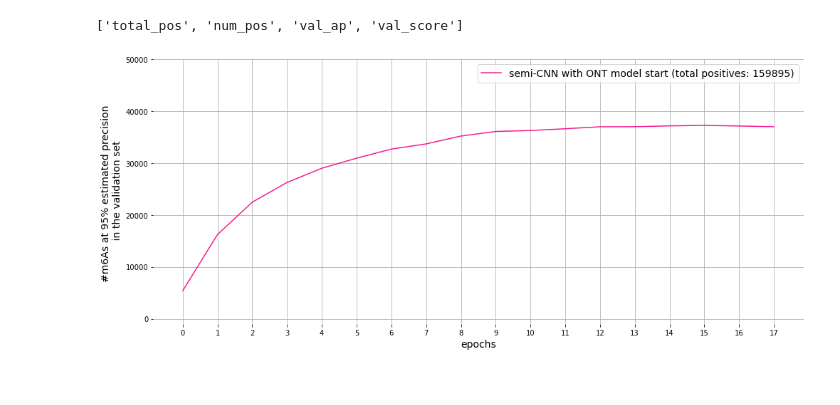
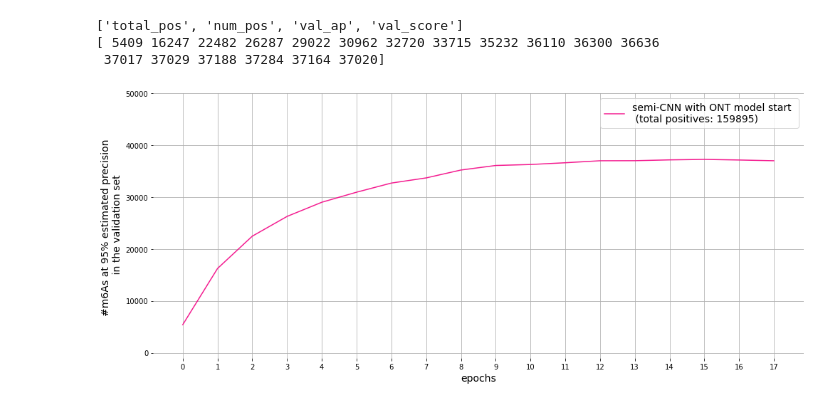
Before and after one commit to anupamajha1/ont_m6a, a Jupyter notebook: analysis/make_figures.ipynb, the cells around one changed output. Drawn from its saved outputs; the diff is of its cells as text; code cells hidden in the pictures.

Commit message:
new models

```diff
--- a/analysis/make_figures.ipynb
+++ b/analysis/make_figures.ipynb
@@ -18,33 +18,37 @@ semi_model_ont_path = "../results/semi_train_ONT_chemistry.npz"
 
 semi_model_ont = np.load(semi_model_ont_path)
 
 print(list(semi_model_ont.keys()))
 
 num_pos_ont = semi_model_ont['num_pos']
 total_pos_ont = semi_model_ont['total_pos']
 
+print(num_pos_ont)
+
 fig, ax = plt.subplots(nrows=1, ncols=1, figsize=(14, 6))
 
 x_revio = np.arange(0, len(num_pos_ont))
-ax.plot(x_revio, num_pos_ont, c="#F41C90", label=f"semi-CNN with ONT model start (total positives: {total_pos_ont})")
+ax.plot(x_revio, num_pos_ont, c="#F41C90", label=f"semi-CNN with ONT model start \n (total positives: {total_pos_ont})")
 
 
 ax.set_xticks(x_revio)
 ax.set_xticklabels(x_revio)
 
 ax.set_ylim([-1000, 50000])
 
 ax.set_xlabel("epochs", fontsize=14)
 ax.set_ylabel(f"#m6As at 95% estimated precision \n in the validation set", fontsize=14)
 
 
 simpleaxis(ax)
 ax.grid(True)
 
 plt.legend(bbox_to_anchor=(1.0, 1.0), fontsize=14)
 plt.tight_layout()
-plt.savefig("../figures/sup_figure_semi_supervised_ont.pdf", transparent=True)
+plt.savefig("../figures/sup_figure_semi_supervised_ont.png", transparent=True)
 plt.show()
 # %% [output]
 ['total_pos', 'num_pos', 'val_ap', 'val_score']
+[ 5409 16247 22482 26287 29022 30962 32720 33715 35232 36110 36300 36636
+ 37017 37029 37188 37284 37164 37020]
-[figure, old version]
+[figure, new version]
```
Also changed, not shown: parts of 3 cells of this notebook, 13 other files.
